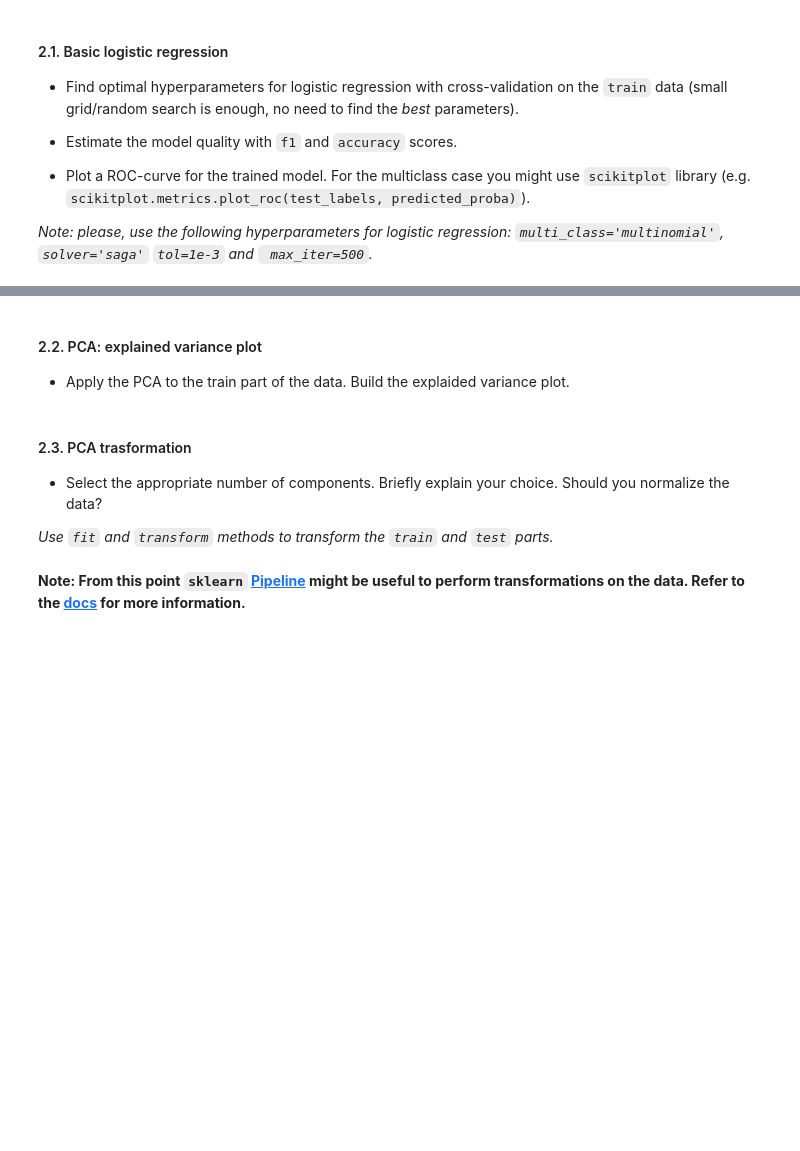
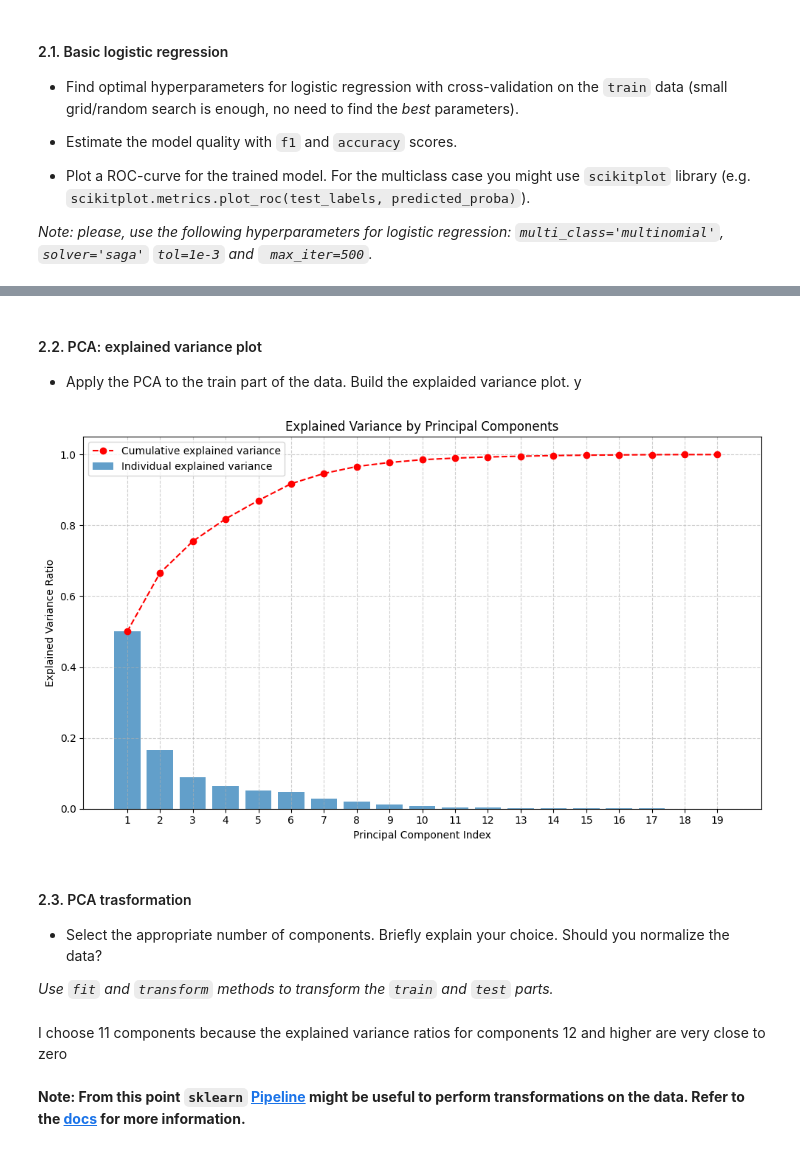
Before and after one commit to frest1ler/ml_homework, a Jupyter notebook: lab01_ml_pipeline/Lab1_part2_ml_pipeline.ipynb, the cells around one changed output, grey strips where cells are left out. Drawn from its saved outputs; the diff is of its cells as text; code cells hidden in the pictures; blank space fills up the shorter version.

Commit message:
added PCA transformation
added PCA transformation using Pipeline (StandartScaler + PCA), added explained variance graph

```diff
--- a/lab01_ml_pipeline/Lab1_part2_ml_pipeline.ipynb
+++ b/lab01_ml_pipeline/Lab1_part2_ml_pipeline.ipynb
@@ -185,4 +185,4 @@ plt.show()
 # ! pip install scikit-plot
 # %% [markdown]
 #### 2.2. PCA: explained variance plot
-* Apply the PCA to the train part of the data. Build the explaided variance plot.
+* Apply the PCA to the train part of the data. Build the explaided variance plot. у
@@ -191,3 +189,38 @@ plt.show()
+# %%
+import numpy as np
+import matplotlib.pyplot as plt
+from sklearn.decomposition import PCA
+
+pca = PCA(n_components=None)
+pca.fit(X_train_scaled)
+
+explained_variance_ratio = pca.explained_variance_ratio_
+
+plt.figure(figsize=(10, 6))
+
+plt.bar(range(1, len(explained_variance_ratio) + 1),
+        explained_variance_ratio,
+        alpha=0.7,
+        label='Individual explained variance')
+
+plt.plot(range(1, len(explained_variance_ratio) + 1),
+         np.cumsum(explained_variance_ratio),
+         marker='o',
+         linestyle='--',
+         color='r',
+         label='Cumulative explained variance')
+
+plt.title('Explained Variance by Principal Components')
+plt.xlabel('Principal Component Index')
+plt.ylabel('Explained Variance Ratio')
+plt.xticks(range(1, len(explained_variance_ratio) + 1))
+plt.grid(True, linestyle='--', alpha=0.6)
+plt.legend(loc='best')
+plt.tight_layout()
+
+plt.show()
+# %% [output]
+[figure, added]
 # %% [markdown]
 #### 2.3. PCA trasformation
 * Select the appropriate number of components. Briefly explain your choice. Should you normalize the data?
@@ -197,0 +229,2 @@ plt.show()
+# %% [markdown]
+I choose 11 components because the explained variance ratios for components 12 and higher are very close to zero
```
Also changed, not shown: parts of 8 cells of this notebook.
